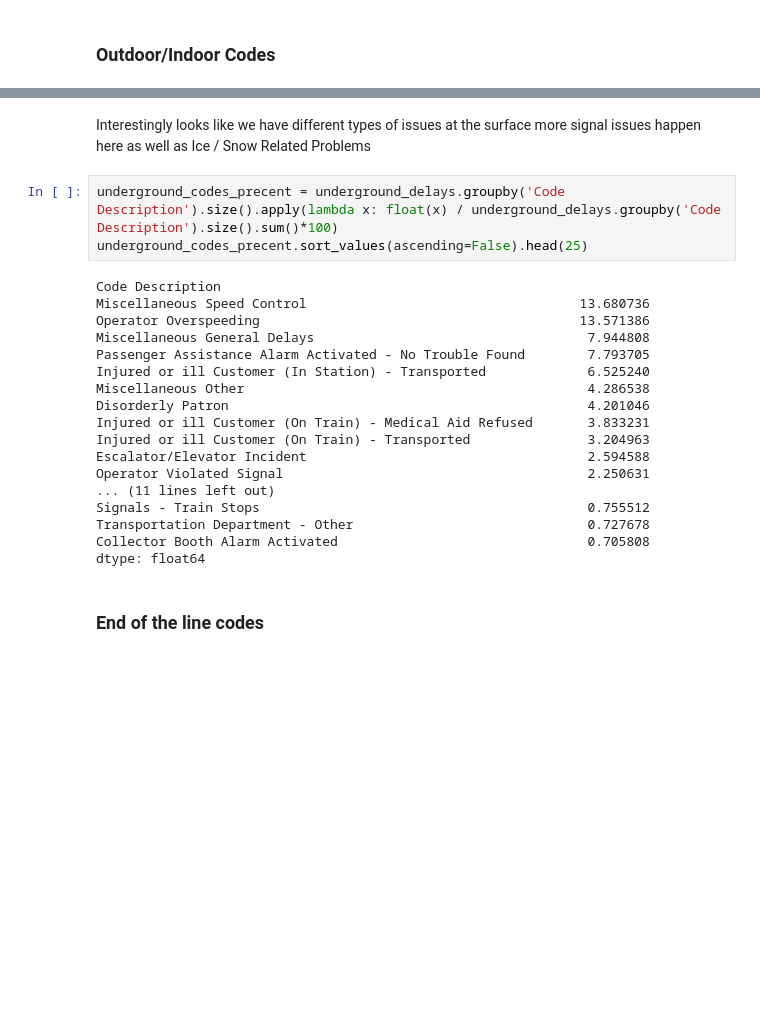
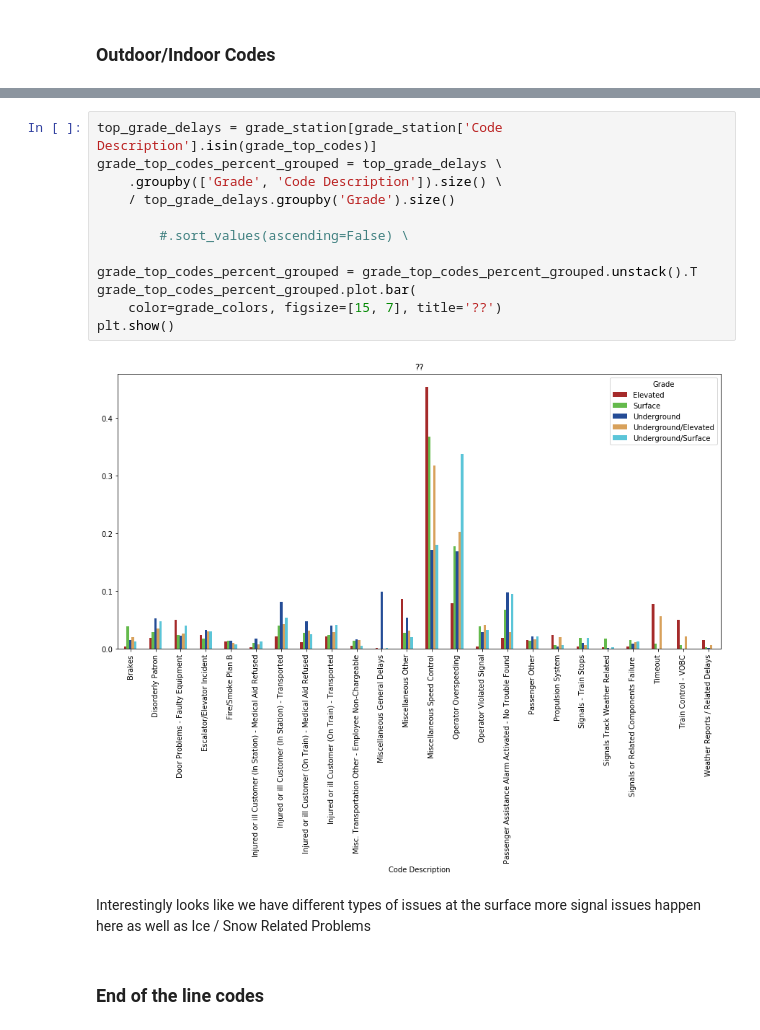
Before and after one commit to cllopes/scs-3250-tcc, a Jupyter notebook: Cindy/4_Codes.ipynb, the cells around one changed output, grey strips where cells are left out. Saved outputs shown, nothing was run; the diff lists cells and outputs as text; blank space fills up the shorter version.

```diff
--- a/Cindy/4_Codes.ipynb
+++ b/Cindy/4_Codes.ipynb
@@ -169,26 +97,19 @@ dtype: float64
+# %%
+top_grade_delays = grade_station[grade_station['Code Description'].isin(grade_top_codes)]
+grade_top_codes_percent_grouped = top_grade_delays \
+    .groupby(['Grade', 'Code Description']).size() \
+    / top_grade_delays.groupby('Grade').size()
+
+        #.sort_values(ascending=False) \
+
+grade_top_codes_percent_grouped = grade_top_codes_percent_grouped.unstack().T
+grade_top_codes_percent_grouped.plot.bar(
+    color=grade_colors, figsize=[15, 7], title='??')
+plt.show()
+# %% [output]
+[figure, added]
 # %% [markdown]
 Interestingly looks like we have different types of issues at the surface more signal issues happen here as well as Ice / Snow Related Problems
-# %%
-underground_codes_precent = underground_delays.groupby('Code Description').size().apply(lambda x: float(x) / underground_delays.groupby('Code Description').size().sum()*100)
-underground_codes_precent.sort_values(ascending=False).head(25)
-# %% [output]
-Code Description
-Miscellaneous Speed Control                                   13.680736
-Operator Overspeeding                                         13.571386
-Miscellaneous General Delays                                   7.944808
-Passenger Assistance Alarm Activated - No Trouble Found        7.793705
-Injured or ill Customer (In Station) - Transported             6.525240
-Miscellaneous Other                                            4.286538
-Disorderly Patron                                              4.201046
-Injured or ill Customer (On Train) - Medical Aid Refused       3.833231
-Injured or ill Customer (On Train) - Transported               3.204963
-Escalator/Elevator Incident                                    2.594588
-Operator Violated Signal                                       2.250631
-... (11 lines left out)
-Signals - Train Stops                                          0.755512
-Transportation Department - Other                              0.727678
-Collector Booth Alarm Activated                                0.705808
-dtype: float64
 # %% [markdown]
 ### End of the line codes
 # %%
```
Also changed, not shown: parts of 37 cells of this notebook.
